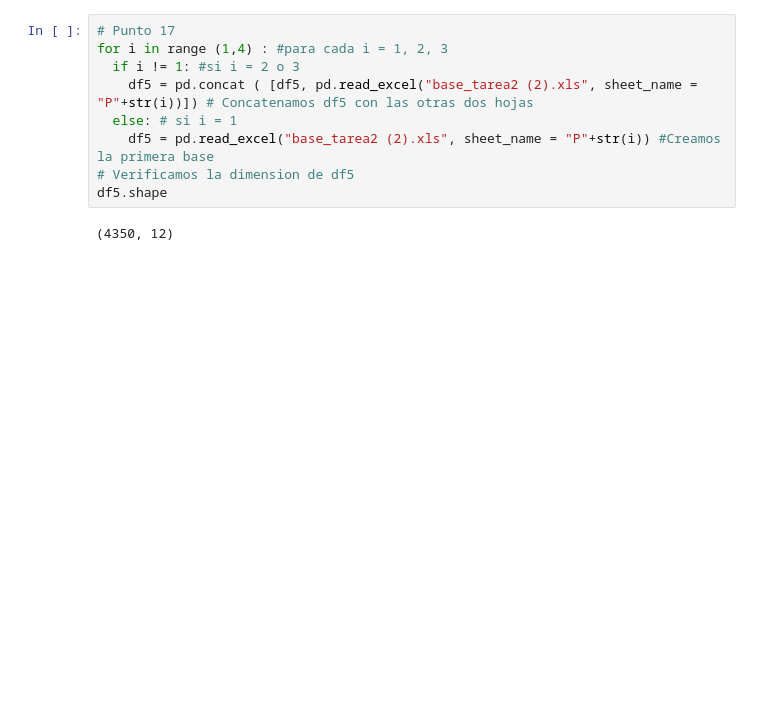
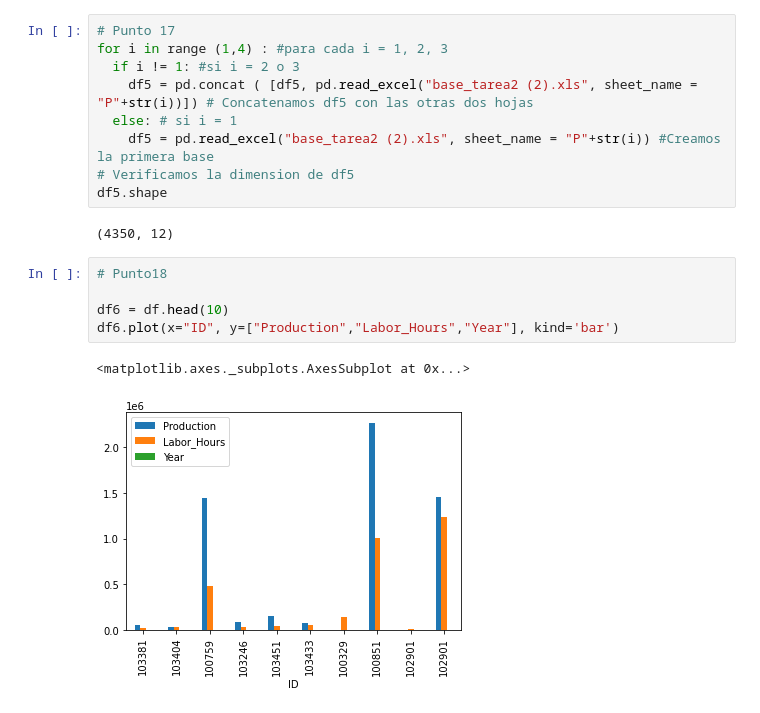
Before and after one commit to JuanPedregal/Tarea_01, a Jupyter notebook: Tarea_01.ipynb, the cells around one changed output. Cells and saved outputs as stored; diff of their text form; blank space fills up the shorter version.

```diff
--- a/Tarea_01.ipynb
+++ b/Tarea_01.ipynb
@@ -327,3 +326,11 @@ for i in range (1,4) : #para cada i = 1, 2, 3
 df5.shape
 # %% [output]
 (4350, 12)
+# %%
+# Punto18
+
+df6 = df.head(10)
+df6.plot(x="ID", y=["Production","Labor_Hours","Year"], kind='bar')
+# %% [output]
+<matplotlib.axes._subplots.AxesSubplot at 0x...>
+[figure, added]
```
Also changed, not shown: parts of 2 cells of this notebook.
